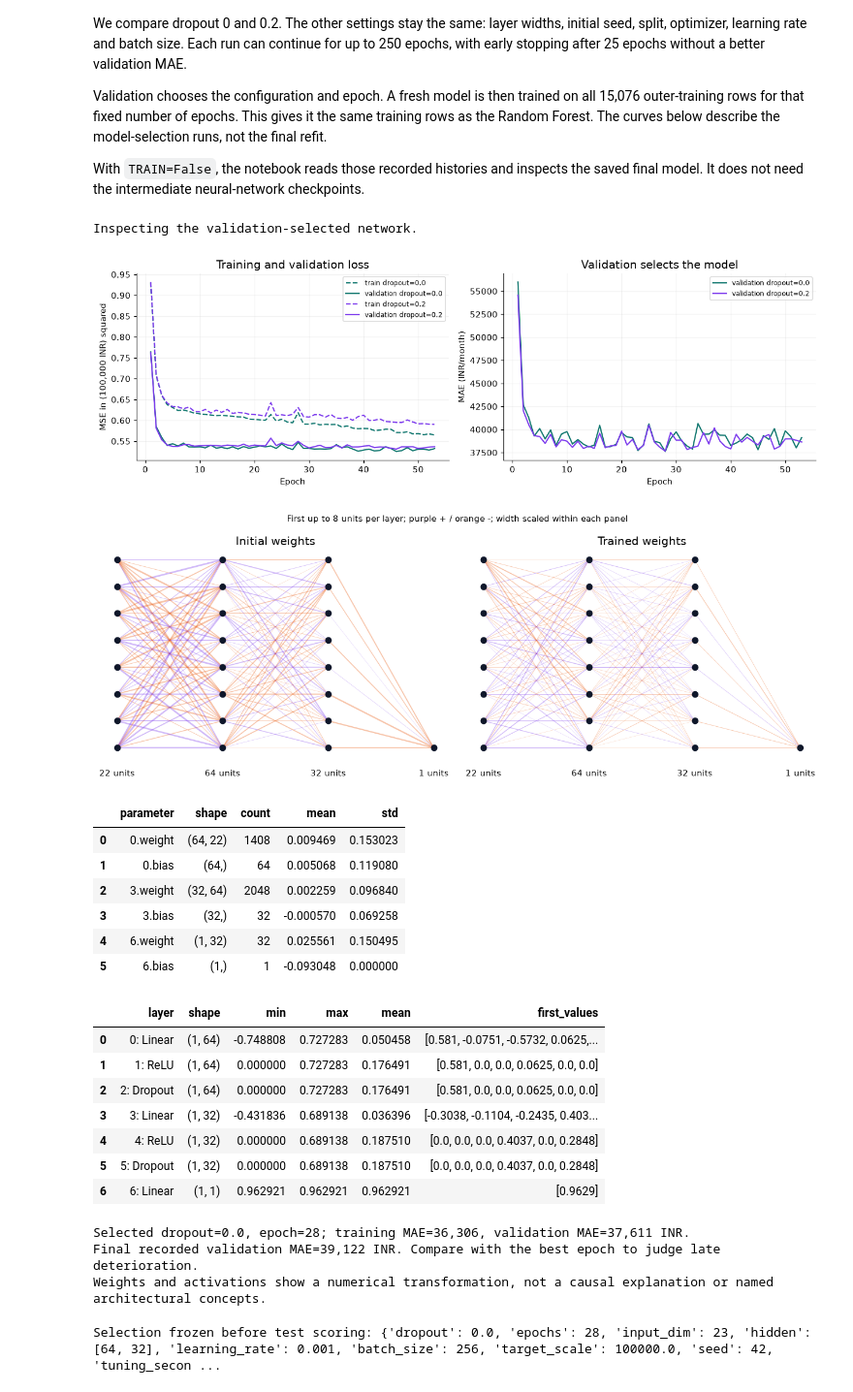
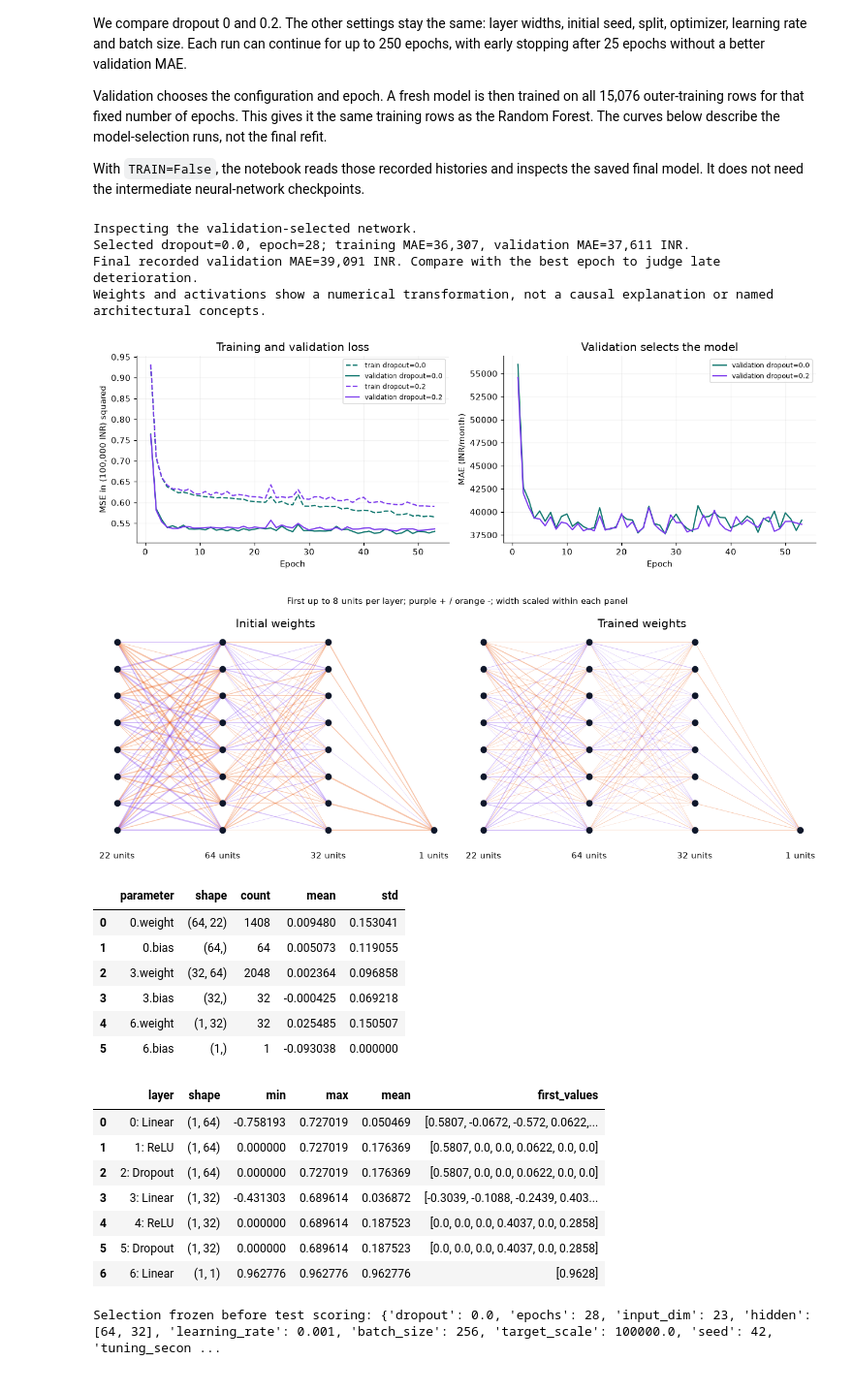
Before and after one commit to iaac-maai/group-3-day4-assignment, a Jupyter notebook: notebook/neural_network.ipynb, the cells around one changed output. Shown at 97% size. Saved outputs shown, nothing was run; the diff lists cells and outputs as text; code cells hidden in the pictures.

Commit message:
Fix saved-model inspection and verify published Day 4 workflow

```diff
--- a/notebook/neural_network.ipynb
+++ b/notebook/neural_network.ipynb
@@ -139,7 +139,7 @@ def make_preprocessor(scale=True):
         ('cat',Pipeline([('imputer',SimpleImputer(strategy='most_frequent')),
                         ('encoder',OneHotEncoder(handle_unknown='ignore',sparse_output=False))]),CAT)
     ], sparse_threshold=0)
-pre_fit = make_preprocessor().fit(X.loc[fit_ids]) if TRAIN else joblib.load(MODEL_DIR/'scaler.joblib')
+pre_fit = make_preprocessor().fit(X.loc[fit_ids])  # validation preprocessing always uses fitting rows only
 xf = torch.tensor(pre_fit.transform(X.loc[fit_ids]),dtype=torch.float32)
 xv = torch.tensor(pre_fit.transform(X.loc[val_ids]),dtype=torch.float32)
 TARGET_SCALE = 100000.0
@@ -287,7 +287,7 @@ else:
     config=json.loads((MODEL_DIR/'config.json').read_text());selected_dropout=config['dropout'];selected_epochs=config['epochs']
     experiment=pd.read_csv(REPORT_DIR/'validation_experiment.csv')
     selected_history=pd.read_csv(REPORT_DIR/f'history_dropout_{selected_dropout:.1f}.csv')
-    tuned_model=build_model(xf.shape[1],selected_dropout)
+    tuned_model=build_model(config['input_dim'],selected_dropout)
     tuned_model.load_state_dict(torch.load(MODEL_DIR/'model.pt',map_location='cpu',weights_only=True))
 display(experiment.round(3))
 # %% [output]
@@ -306,46 +306,49 @@ With `TRAIN=False`, the notebook reads those recorded histories and inspects the
 # %%
 print('Inspecting the validation-selected network.' if TRAIN else 'Inspecting the saved final network; curves show the recorded validation experiment.')
 fig,axes=plt.subplots(1,2,figsize=(12,4))
 for d,c in zip([0.0,0.2],['#0f766e','#7c3aed']):
     h=pd.read_csv(REPORT_DIR/f'history_dropout_{d:.1f}.csv')
     axes[0].plot(h.epoch,h.train_loss,color=c,ls='--',label=f'train dropout={d}')
     axes[0].plot(h.epoch,h.val_loss,color=c,label=f'validation dropout={d}')
     axes[1].plot(h.epoch,h.val_MAE,color=c,label=f'validation dropout={d}')
 axes[0].set(xlabel='Epoch',ylabel='MSE in (100,000 INR) squared',title='Training and validation loss')
 axes[1].set(xlabel='Epoch',ylabel='MAE (INR/month)',title='Validation selects the model')
 for ax in axes: ax.legend(fontsize=8);ax.grid(alpha=.15)
 savefig('01_training_curves.png')
-draw_network(initial_model,tuned_model)
+inspection_pre = pre_fit if TRAIN else joblib.load(MODEL_DIR/'scaler.joblib')
+inspection_x = torch.tensor(inspection_pre.transform(X.loc[val_ids]),dtype=torch.float32)
+inspection_initial = initial_model if TRAIN else build_model(config['input_dim'],selected_dropout)
+draw_network(inspection_initial,tuned_model)
 display(parameter_table(tuned_model))
-display(layer_outputs(tuned_model,xv[:1]))
+display(layer_outputs(tuned_model,inspection_x[:1]))
 parameter_table(tuned_model).to_csv(REPORT_DIR/'parameter_table.csv',index=False)
-layer_outputs(tuned_model,xv[:1]).to_csv(REPORT_DIR/'layer_outputs.csv',index=False)
+layer_outputs(tuned_model,inspection_x[:1]).to_csv(REPORT_DIR/'layer_outputs.csv',index=False)
 best_row=selected_history.loc[selected_history.val_MAE.idxmin()]
 print(f'Selected dropout={selected_dropout}, epoch={selected_epochs}; training MAE={best_row.train_MAE:,.0f}, validation MAE={best_row.val_MAE:,.0f} INR.')
 print(f'Final recorded validation MAE={selected_history.val_MAE.iloc[-1]:,.0f} INR. Compare with the best epoch to judge late deterioration.')
 print('Weights and activations show a numerical transformation, not a causal explanation or named architectural concepts.')
 # %% [output]
 Inspecting the validation-selected network.
+Selected dropout=0.0, epoch=28; training MAE=36,307, validation MAE=37,611 INR.
+Final recorded validation MAE=39,091 INR. Compare with the best epoch to judge late deterioration.
+Weights and activations show a numerical transformation, not a causal explanation or named architectural concepts.
 [figure]
 [figure]
 |  | parameter | shape | count | mean | std |
-| 0 | 0.weight | (64, 22) | 1408 | 0.009469 | 0.153023 |
-| 1 | 0.bias | (64,) | 64 | 0.005068 | 0.119080 |
-| 2 | 3.weight | (32, 64) | 2048 | 0.002259 | 0.096840 |
-| 3 | 3.bias | (32,) | 32 | -0.000570 | 0.069258 |
-| 4 | 6.weight | (1, 32) | 32 | 0.025561 | 0.150495 |
-| 5 | 6.bias | (1,) | 1 | -0.093048 | 0.000000 |
+| 0 | 0.weight | (64, 22) | 1408 | 0.009480 | 0.153041 |
+| 1 | 0.bias | (64,) | 64 | 0.005073 | 0.119055 |
+| 2 | 3.weight | (32, 64) | 2048 | 0.002364 | 0.096858 |
+| 3 | 3.bias | (32,) | 32 | -0.000425 | 0.069218 |
+| 4 | 6.weight | (1, 32) | 32 | 0.025485 | 0.150507 |
+| 5 | 6.bias | (1,) | 1 | -0.093038 | 0.000000 |
 |  | layer | shape | min | max | mean | first_values |
-| 0 | 0: Linear | (1, 64) | -0.748808 | 0.727283 | 0.050458 | [0.581, -0.0751, -0.5732, 0.0625,... |
-| 1 | 1: ReLU | (1, 64) | 0.000000 | 0.727283 | 0.176491 | [0.581, 0.0, 0.0, 0.0625, 0.0, 0.0] |
-| 2 | 2: Dropout | (1, 64) | 0.000000 | 0.727283 | 0.176491 | [0.581, 0.0, 0.0, 0.0625, 0.0, 0.0] |
-| 3 | 3: Linear | (1, 32) | -0.431836 | 0.689138 | 0.036396 | [-0.3038, -0.1104, -0.2435, 0.403... |
-| 4 | 4: ReLU | (1, 32) | 0.000000 | 0.689138 | 0.187510 | [0.0, 0.0, 0.0, 0.4037, 0.0, 0.2848] |
-| 5 | 5: Dropout | (1, 32) | 0.000000 | 0.689138 | 0.187510 | [0.0, 0.0, 0.0, 0.4037, 0.0, 0.2848] |
-| 6 | 6: Linear | (1, 1) | 0.962921 | 0.962921 | 0.962921 | [0.9629] |
+| 0 | 0: Linear | (1, 64) | -0.758193 | 0.727019 | 0.050469 | [0.5807, -0.0672, -0.572, 0.0622,... |
+| 1 | 1: ReLU | (1, 64) | 0.000000 | 0.727019 | 0.176369 | [0.5807, 0.0, 0.0, 0.0622, 0.0, 0.0] |
+| 2 | 2: Dropout | (1, 64) | 0.000000 | 0.727019 | 0.176369 | [0.5807, 0.0, 0.0, 0.0622, 0.0, 0.0] |
+| 3 | 3: Linear | (1, 32) | -0.431303 | 0.689614 | 0.036872 | [-0.3039, -0.1088, -0.2439, 0.403... |
+| 4 | 4: ReLU | (1, 32) | 0.000000 | 0.689614 | 0.187523 | [0.0, 0.0, 0.0, 0.4037, 0.0, 0.2858] |
+| 5 | 5: Dropout | (1, 32) | 0.000000 | 0.689614 | 0.187523 | [0.0, 0.0, 0.0, 0.4037, 0.0, 0.2858] |
+| 6 | 6: Linear | (1, 1) | 0.962776 | 0.962776 | 0.962776 | [0.9628] |
-Selected dropout=0.0, epoch=28; training MAE=36,306, validation MAE=37,611 INR.
-Final recorded validation MAE=39,122 INR. Compare with the best epoch to judge late deterioration.
-Weights and activations show a numerical transformation, not a causal explanation or named architectural concepts.
 # %%
 if TRAIN:
     final_started=time.perf_counter()
```
Also changed, not shown: parts of 8 cells of this notebook, 32 other files.
